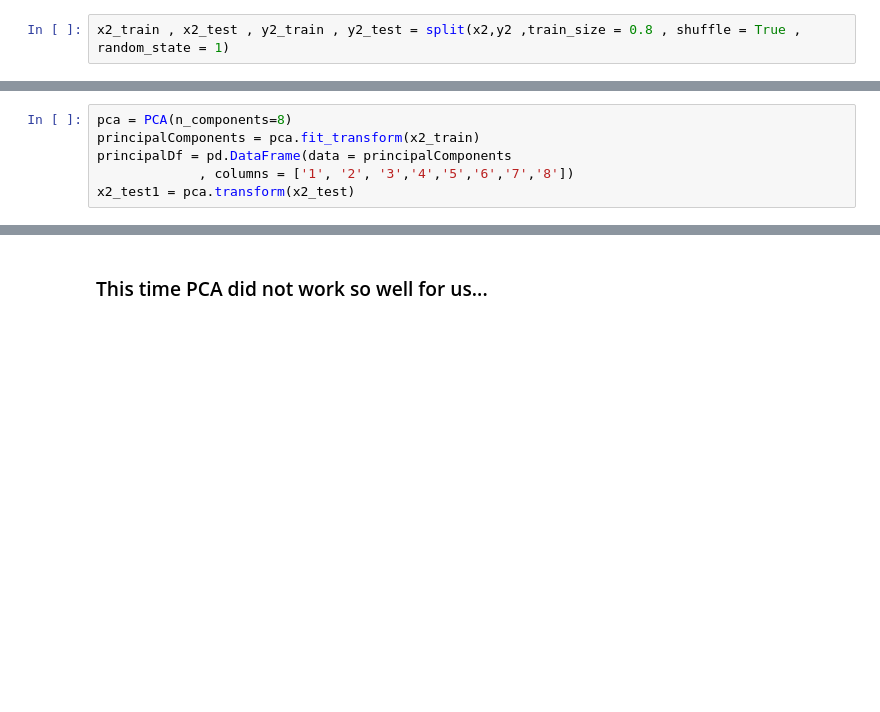
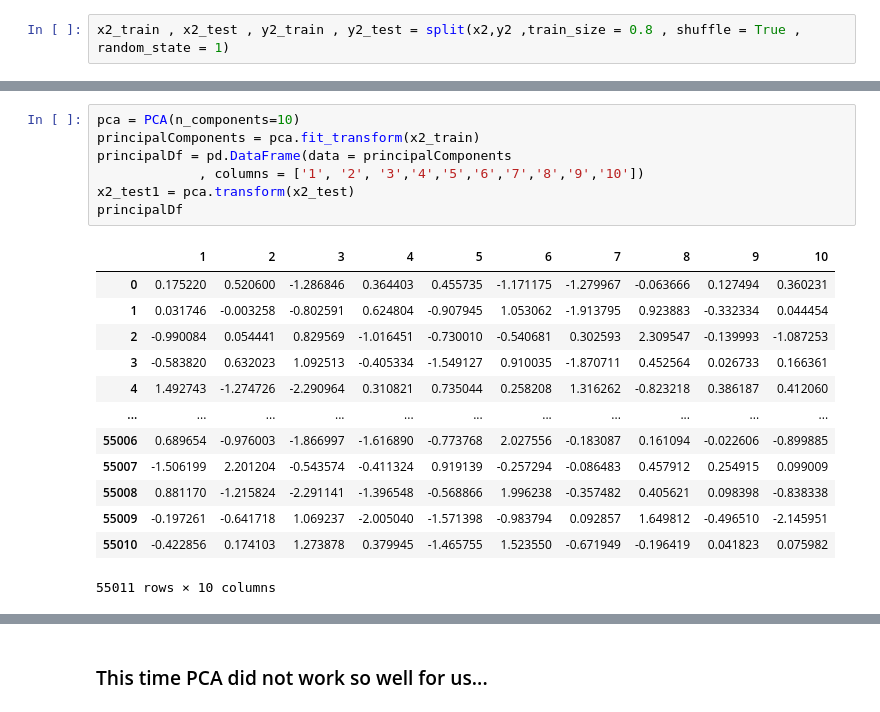
Before and after one commit to ortrsa/Data_Science_Final_Project_2, a Jupyter notebook: Notebook1-improve_EX1.ipynb, the cells around one changed output, grey strips where cells are left out. Drawn from its saved outputs; the diff is of its cells as text; blank space fills up the shorter version.

```diff
--- a/Notebook1-improve_EX1.ipynb
+++ b/Notebook1-improve_EX1.ipynb
@@ -462,7 +473,22 @@ x2_train , x2_test , y2_train , y2_test = split(x2,y2 ,train_size = 0.8 , shuffl
 # %%
-pca = PCA(n_components=8)
+pca = PCA(n_components=10)
 principalComponents = pca.fit_transform(x2_train)
 principalDf = pd.DataFrame(data = principalComponents
-             , columns = ['1', '2', '3','4','5','6','7','8'])
+             , columns = ['1', '2', '3','4','5','6','7','8','9','10'])
 x2_test1 = pca.transform(x2_test)
+principalDf
+# %% [output]
+|  | 1 | 2 | 3 | 4 | 5 | 6 | 7 | 8 | 9 | 10 |
+| 0 | 0.175220 | 0.520600 | -1.286846 | 0.364403 | 0.455735 | -1.171175 | -1.279967 | -0.063666 | 0.127494 | 0.360231 |
+| 1 | 0.031746 | -0.003258 | -0.802591 | 0.624804 | -0.907945 | 1.053062 | -1.913795 | 0.923883 | -0.332334 | 0.044454 |
+| 2 | -0.990084 | 0.054441 | 0.829569 | -1.016451 | -0.730010 | -0.540681 | 0.302593 | 2.309547 | -0.139993 | -1.087253 |
+| 3 | -0.583820 | 0.632023 | 1.092513 | -0.405334 | -1.549127 | 0.910035 | -1.870711 | 0.452564 | 0.026733 | 0.166361 |
+| 4 | 1.492743 | -1.274726 | -2.290964 | 0.310821 | 0.735044 | 0.258208 | 1.316262 | -0.823218 | 0.386187 | 0.412060 |
+| ... | ... | ... | ... | ... | ... | ... | ... | ... | ... | ... |
+| 55006 | 0.689654 | -0.976003 | -1.866997 | -1.616890 | -0.773768 | 2.027556 | -0.183087 | 0.161094 | -0.022606 | -0.899885 |
+| 55007 | -1.506199 | 2.201204 | -0.543574 | -0.411324 | 0.919139 | -0.257294 | -0.086483 | 0.457912 | 0.254915 | 0.099009 |
+| 55008 | 0.881170 | -1.215824 | -2.291141 | -1.396548 | -0.568866 | 1.996238 | -0.357482 | 0.405621 | 0.098398 | -0.838338 |
+| 55009 | -0.197261 | -0.641718 | 1.069237 | -2.005040 | -1.571398 | -0.983794 | 0.092857 | 1.649812 | -0.496510 | -2.145951 |
+| 55010 | -0.422856 | 0.174103 | 1.273878 | 0.379945 | -1.465755 | 1.523550 | -0.671949 | -0.196419 | 0.041823 | 0.075982 |
+55011 rows × 10 columns
 # %%
```
Also changed, not shown: parts of 10 cells of this notebook.
